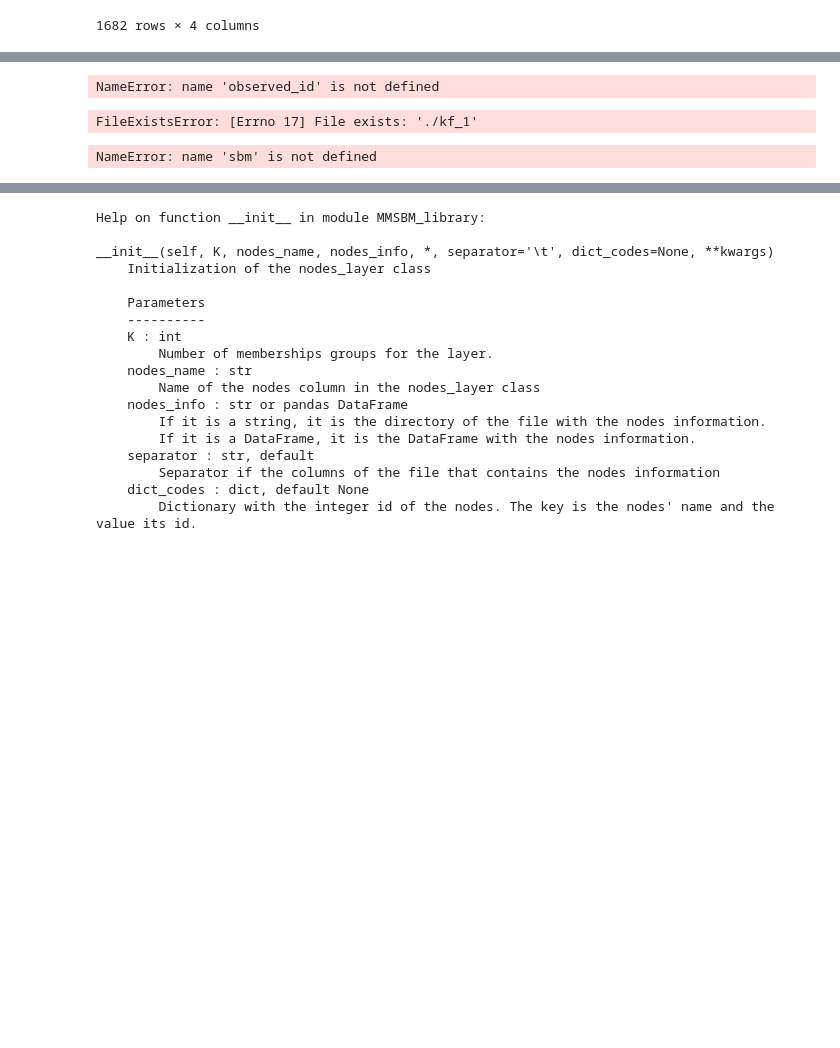
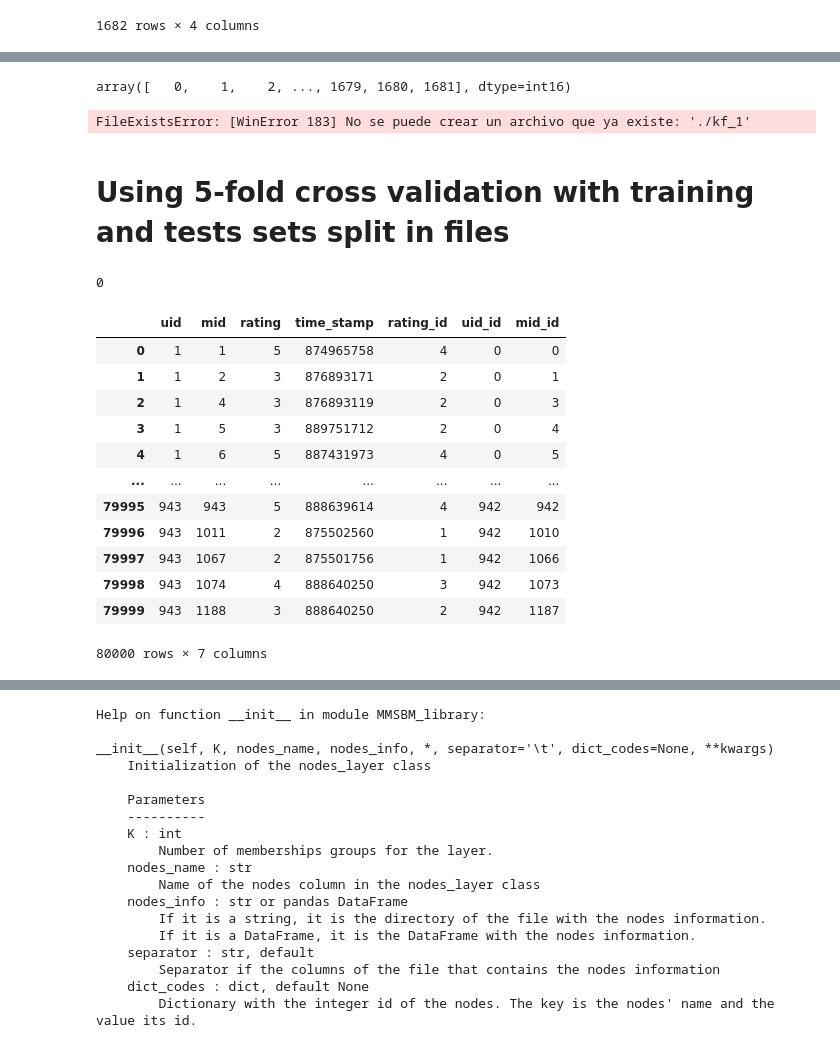
Before and after one commit to oscarcapote/MMSBM_library, a Jupyter notebook: Example and testing.ipynb, the cells around one changed output, grey strips where cells are left out. Saved outputs shown, nothing was run; the diff lists cells and outputs as text; code cells hidden in the pictures; blank space fills up the shorter version.

```diff
--- a/Example and testing.ipynb
+++ b/Example and testing.ipynb
@@ -84,7 +74,7 @@ df_movies
 1682 rows × 4 columns
 # %%
 users = sbm.nodes_layer(nodes_info=df_users,K=10,nodes_name="uid")
-users.add_exclusive_metadata(10,"occupation")
+#users.add_exclusive_metadata(10,"occupation")
 
 movies = sbm.nodes_layer(nodes_info=df_movies,K=10,nodes_name="mid")
-movies.add_inclusive_metadata(123,"genres",10,separator="|")
+#movies.add_inclusive_metadata(123,"genres",10,separator="|")
@@ -108,26 +100,57 @@ observed_id = df_dropna[movies.node_type + "_id"].values  # Nodes with known met
 # %%
 observed_id
 # %% [output]
-NameError: name 'observed_id' is not defined
+array([   0,    1,    2, ..., 1679, 1680, 1681], dtype=int16)
 # %%
-for f in range(1,6):
-  os.mkdir(f"./kf_{f}" )
+try:
+  os.mkdir("example_parameters")
+except:
+  pass
+try:
+  for f in range(1,6):
+    os.mkdir(f"./example_parameters/kf_{f}")
+except:
+  pass
 # %% [output]
-FileExistsError: [Errno 17] File exists: './kf_1'
+FileExistsError: [WinError 183] No se puede crear un archivo que ya existe: './kf_1'
+# %% [markdown]
+# Using 5-fold cross validation with training and tests sets split in files
 # %%
+N_steps = 300
+N_measures = 100
+
 for f in range(1,6):
 
   df_links = pd.read_csv("ml-100k/u{}.base".format(f),sep="\t",names=["uid","mid","rating","time_stamp"])
   ratings = sbm.BiNet(df_links,"rating",nodes_a=users,nodes_b=movies)
 
-  ratings.init_MAP()
+  ratings.init_EM()
 
-  for step in range(1):
-    # print(step)
-    ratings.MAP_step()
+  for step in range(N_steps//N_measures):
+    print(step*N_measures)
+    ratings.EM_step(N_measures)
+    if ratings.converges():
+      print(f"Fold {f} converged! {step*N_measures} steps")
+      break
 
 #     if step% 10==0:
   print("saving!")
-  save_MMSBM_parameters(ratings,dir="./kf_{}".format(f),BiNet_json=True)
+  #save_MMSBM_parameters(ratings,dir="./kf_{}".format(f),BiNet_json=True)
 # %% [output]
-NameError: name 'sbm' is not defined
+0
+# %%
+ratings.df
+# %% [output]
+|  | uid | mid | rating | time_stamp | rating_id | uid_id | mid_id |
+| 0 | 1 | 1 | 5 | 874965758 | 4 | 0 | 0 |
+| 1 | 1 | 2 | 3 | 876893171 | 2 | 0 | 1 |
+| 2 | 1 | 4 | 3 | 876893119 | 2 | 0 | 3 |
+| 3 | 1 | 5 | 3 | 889751712 | 2 | 0 | 4 |
+| 4 | 1 | 6 | 5 | 887431973 | 4 | 0 | 5 |
+| ... | ... | ... | ... | ... | ... | ... | ... |
+| 79995 | 943 | 943 | 5 | 888639614 | 4 | 942 | 942 |
+| 79996 | 943 | 1011 | 2 | 875502560 | 1 | 942 | 1010 |
+| 79997 | 943 | 1067 | 2 | 875501756 | 1 | 942 | 1066 |
+| 79998 | 943 | 1074 | 4 | 888640250 | 3 | 942 | 1073 |
+| 79999 | 943 | 1188 | 3 | 888640250 | 2 | 942 | 1187 |
+80000 rows × 7 columns
```
Also changed, not shown: parts of 33 cells of this notebook, 1 other file.
